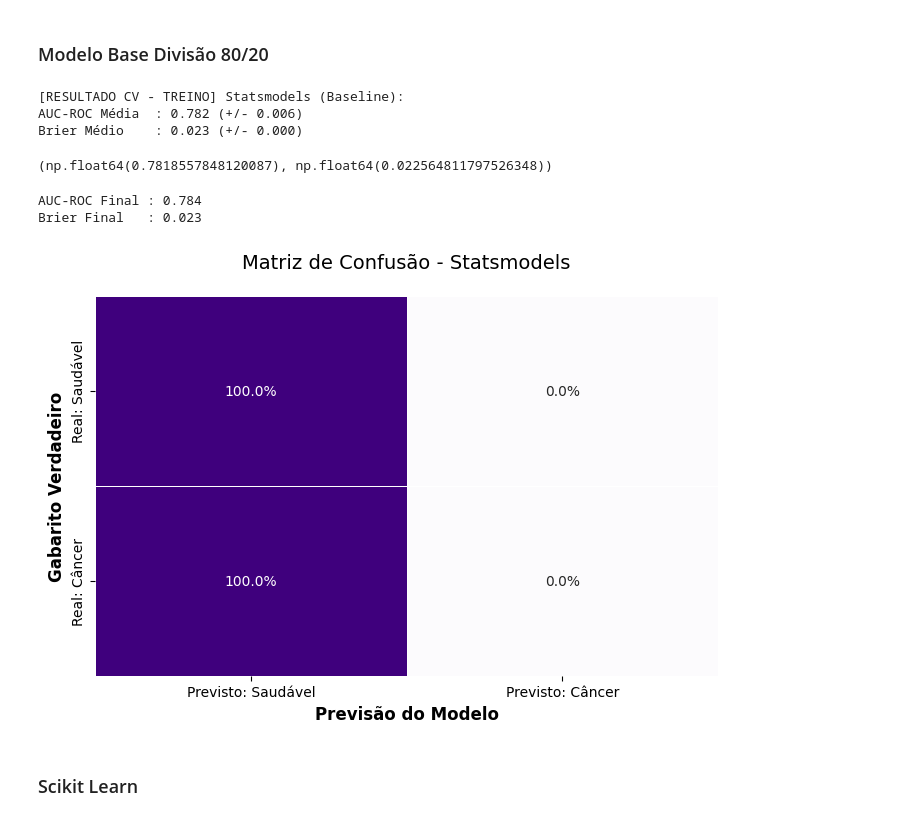
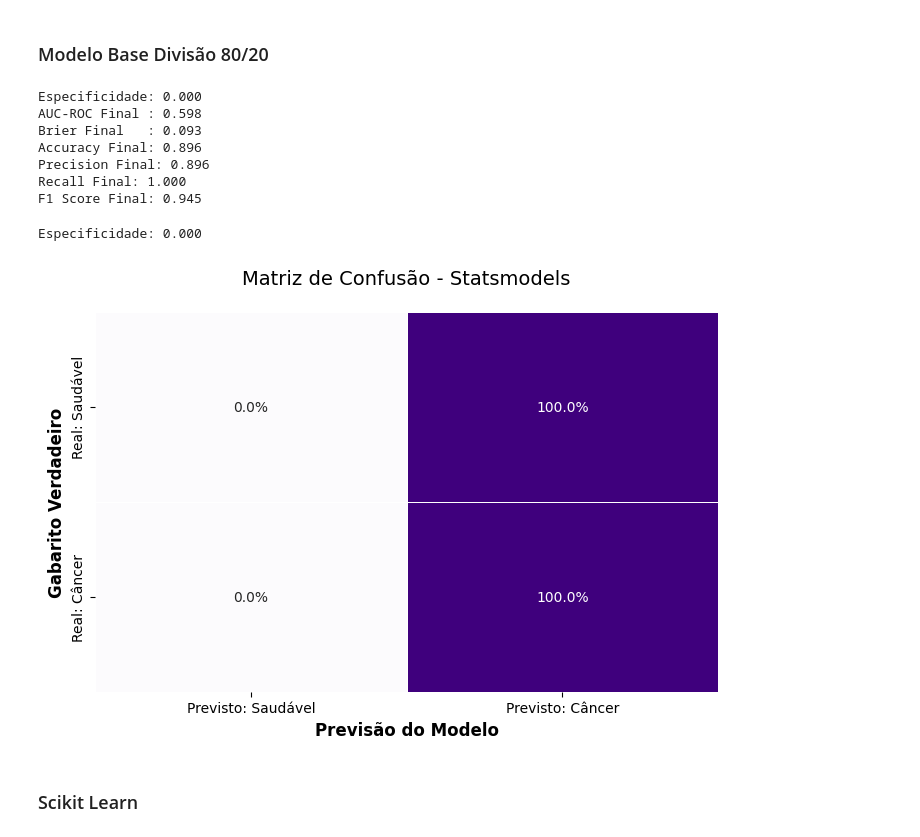
Before and after one commit to Carlos3du/canine-mammary-tumors, a Jupyter notebook: notebooks/model.ipynb, the cells around one changed output. Saved outputs shown, nothing was run; the diff lists cells and outputs as text; code cells hidden in the pictures.

Commit message:
fix: some models issues and using the correct dataset

```diff
--- a/notebooks/model.ipynb
+++ b/notebooks/model.ipynb
@@ -44,7 +124,7 @@ PALETTE = [
 ### Analisando Base Utilizada
 # %%
 import pandas as pd
-study_filtrado = pd.read_csv('../data/study_filtered.csv')
-study_filtrado.info()
+data = pd.read_csv('../data/model_data.csv')
+data.info()
 # %% [output]
 <class 'pandas.core.frame.DataFrame'>
@@ -160,8 +209,18 @@ df_treino, df_teste = train_test_split(
-# %%
-formula = "group ~ C(Island, Treatment(reference='Gran Canaria')) + C(Breed, Treatment(reference='Crossbreed'))"
-treinar_skf(formula, df_treino, coluna_alvo='group', n_splits=5)
-# %% [output]
-[RESULTADO CV - TREINO] Statsmodels (Baseline):
-AUC-ROC Média  : 0.782 (+/- 0.006)
-Brier Médio    : 0.023 (+/- 0.000)
-(np.float64(0.7818557848120087), np.float64(0.022564811797526348))
+# %%
+from sklearn.model_selection import train_test_split
+from sklearn.metrics import roc_auc_score, brier_score_loss
+import statsmodels.formula.api as smf
+
+df_treino, df_teste = train_test_split(
+    data,
+    test_size=0.2,
+    random_state=42,
+    stratify=df_modelagem['alvo_cancer']
+)
+
+formula = (
+    "alvo_cancer ~ C(Island, Treatment(reference='Gran Canaria')) + "
+    "C(Breed, Treatment(reference='Crossbreed')) + "
+    "Age + "
+    "C(Neuter_status)"
+)
@@ -168,44 +250,49 @@ Brier Médio    : 0.023 (+/- 0.000)
 # %%
+
 modelo_base = smf.logit(formula, data=df_treino).fit(disp=0)
 
+probs_teste = modelo_base.predict(df_teste)
+y_gabarito = df_teste['alvo_cancer']
 
-probs_teste = modelo_base.predict(df_teste)
-y_gabarito = df_teste['group']
-
-auc_final = roc_auc_score(y_gabarito, probs_teste)
-brier_final = brier_score_loss(y_gabarito, probs_teste)
-
-print(f"AUC-ROC Final : {auc_final:.3f}")
-print(f"Brier Final   : {brier_final:.3f}")
+get_metricas(y_gabarito, probs_teste)
 # %% [output]
-AUC-ROC Final : 0.784
-Brier Final   : 0.023
+Especificidade: 0.000
+AUC-ROC Final : 0.598
+Brier Final   : 0.093
+Accuracy Final: 0.896
+Precision Final: 0.896
+Recall Final: 1.000
+F1 Score Final: 0.945
 # %%
 import matplotlib.pyplot as plt
 import seaborn as sns
 from sklearn.metrics import confusion_matrix
 
 limiar = 0.5
 
 previsoes_binarias = (probs_teste >= limiar).astype(int)
 
 cm = confusion_matrix(y_gabarito, previsoes_binarias, normalize='true')
+tn, fp, fn, tp = confusion_matrix(y_gabarito, previsoes_binarias).ravel()
+especificidade = tn / (tn + fp) if (tn + fp) > 0 else 0
+print(f"Especificidade: {especificidade:.3f}")
 
 plt.figure(figsize=(7, 5))
 sns.heatmap(cm, annot=True, cmap='Purples' ,fmt='.1%',
             linewidths=.5, cbar=False, vmin=0, vmax=1,
             xticklabels=['Previsto: Saudável', 'Previsto: Câncer'],
             yticklabels=['Real: Saudável', 'Real: Câncer'])
 
 
 plt.title('Matriz de Confusão - Statsmodels', pad=20, fontsize=14)
 plt.ylabel('Gabarito Verdadeiro', fontsize=12, fontweight='bold')
 plt.xlabel('Previsão do Modelo', fontsize=12, fontweight='bold')
 plt.tight_layout()
 plt.savefig('../output/Confusion_Matrix_Statsmodels.png', dpi=300, bbox_inches='tight')
 plt.show()
 # %% [output]
+Especificidade: 0.000
-[figure, old version]
+[figure, new version]
 # %% [markdown]
 ### Scikit Learn
 # %% [markdown]
```
Also changed, not shown: parts of 50 cells of this notebook, 9 other files.
